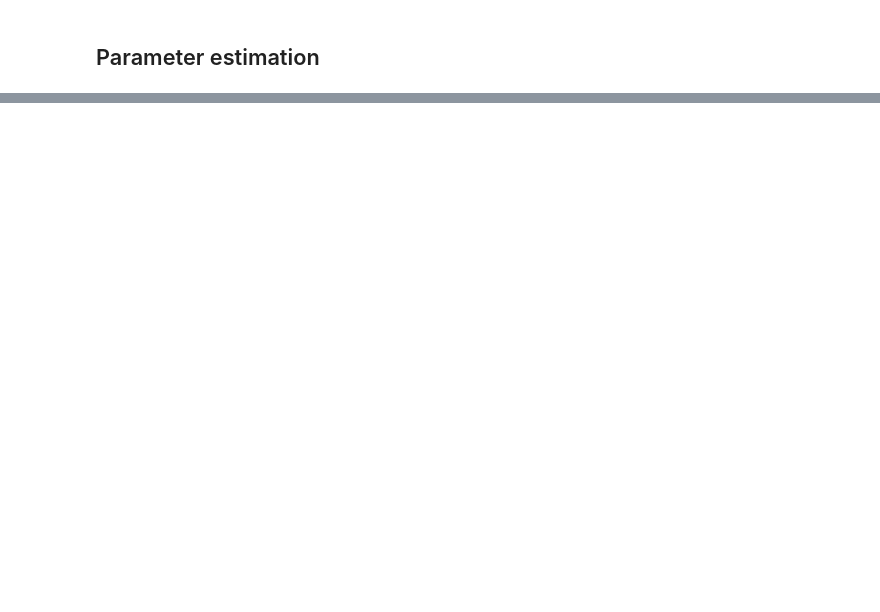
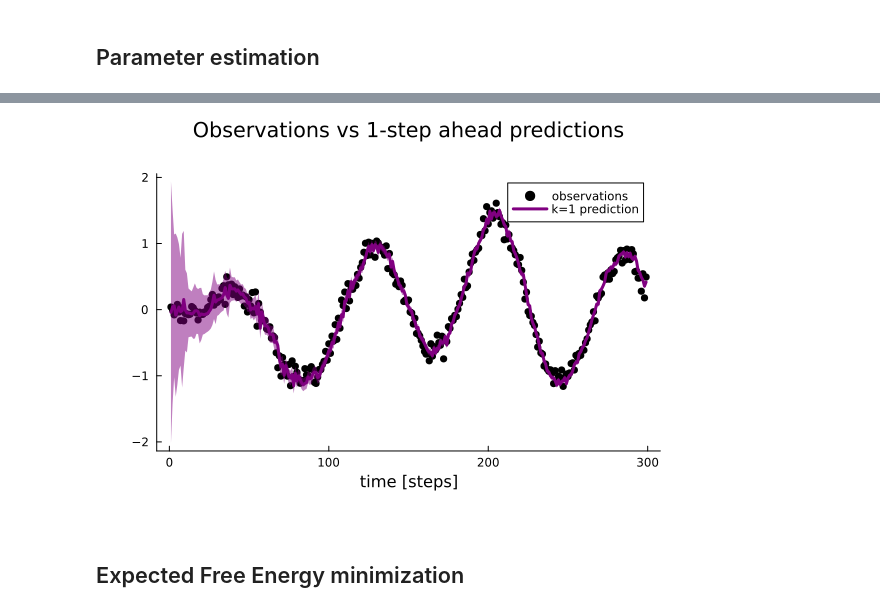
Before and after one commit to wmkouw/narx-efe, a Jupyter notebook: verification/NARX-EFE verification.ipynb, the cells around one changed output, grey strips where cells are left out. Cells and saved outputs as stored; diff of their text form; code cells hidden in the pictures; blank space fills up the shorter version.

```diff
--- a/verification/NARX-EFE verification.ipynb
+++ b/verification/NARX-EFE verification.ipynb
@@ -139,0 +154,8 @@ plot(pw..., layout=(4,1), size=(600,1200))
+# %%
+p1 = plot(xlabel="time [steps]", title="Observations vs 1-step ahead predictions")
+scatter!(observations[2:end], color="black", label="observations")
+plot!(preds[1][2:end,1], ribbon=preds[2][2:end,1], color="purple", label="k=$T prediction")
+# %% [output]
+[figure, added]
+# %% [markdown]
+## Expected Free Energy minimization
```
Also changed, not shown: parts of 19 cells of this notebook, 3 other files.
